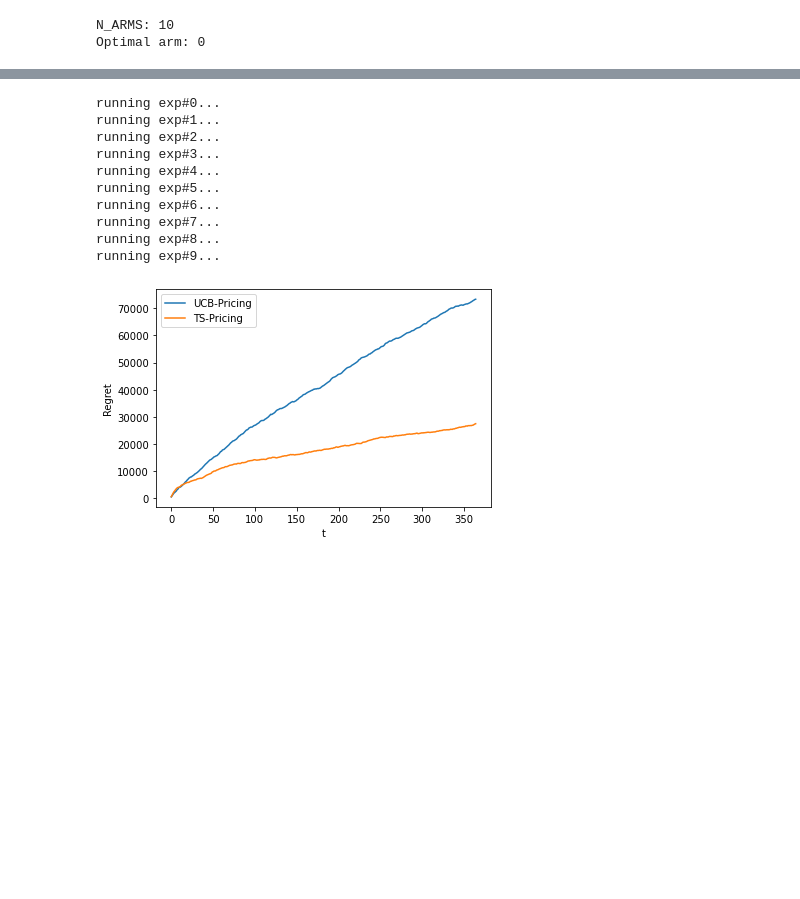
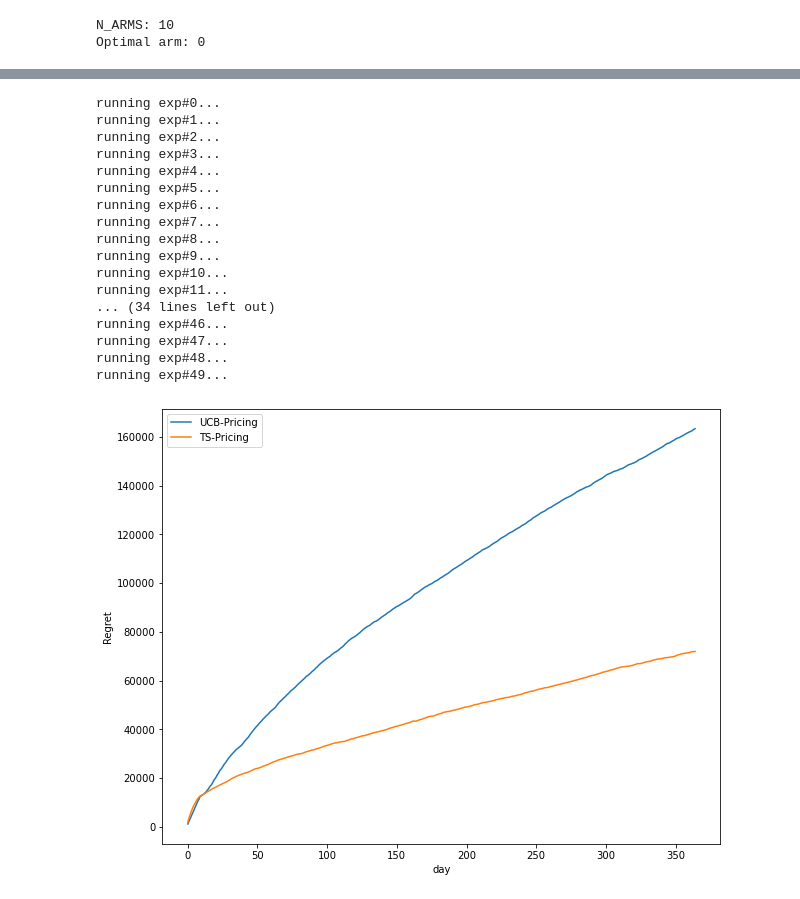
Before and after one commit to fcolombo7/DataIntelligenceApplications, a Jupyter notebook: step3_simulation.ipynb, the cells around one changed output, grey strips where cells are left out. Saved outputs shown, nothing was run; the diff lists cells and outputs as text; code cells hidden in the pictures; blank space fills up the shorter version.

```diff
--- a/step3_simulation.ipynb
+++ b/step3_simulation.ipynb
@@ -58,7 +58,7 @@ Fixed num_clicks: 81.492 -> 81
 # %%
 print('\n', 15 * '-', 'SIMULATION PARAMS', '-' * 15)
 T = 365
-n_experiments = 10
+n_experiments = 50
 print(f'Time horizon: {T} days')
 print(f'Num. experiments: {n_experiments}')
 # %% [output]
@@ -112,15 +112,22 @@ running exp#6...
 running exp#7...
 running exp#8...
 running exp#9...
+running exp#10...
+running exp#11...
+... (34 lines left out)
+running exp#46...
+running exp#47...
+running exp#48...
+running exp#49...
 # %%
 # Plotting the results
-plt.figure(0)
+plt.figure(figsize=(10,8))
 plt.ylabel("Regret")
-plt.xlabel("t")
+plt.xlabel("day")
 opt = (margins[opt_arm] * conv_rates[opt_arm] * (1 + aggr_tau[opt_arm]) - costs_per_click[sel_bid]) * np.rint(n_clicks[sel_bid]).astype(int)
 for val in rewards_per_experiment.values():
     plt.plot(np.cumsum(np.mean(opt - val, axis=0)))
 plt.legend(rewards_per_experiment.keys())
 plt.show()
 # %% [output]
-[figure, old version]
+[figure, new version]
```
Also changed, not shown: parts of 4 cells of this notebook.
